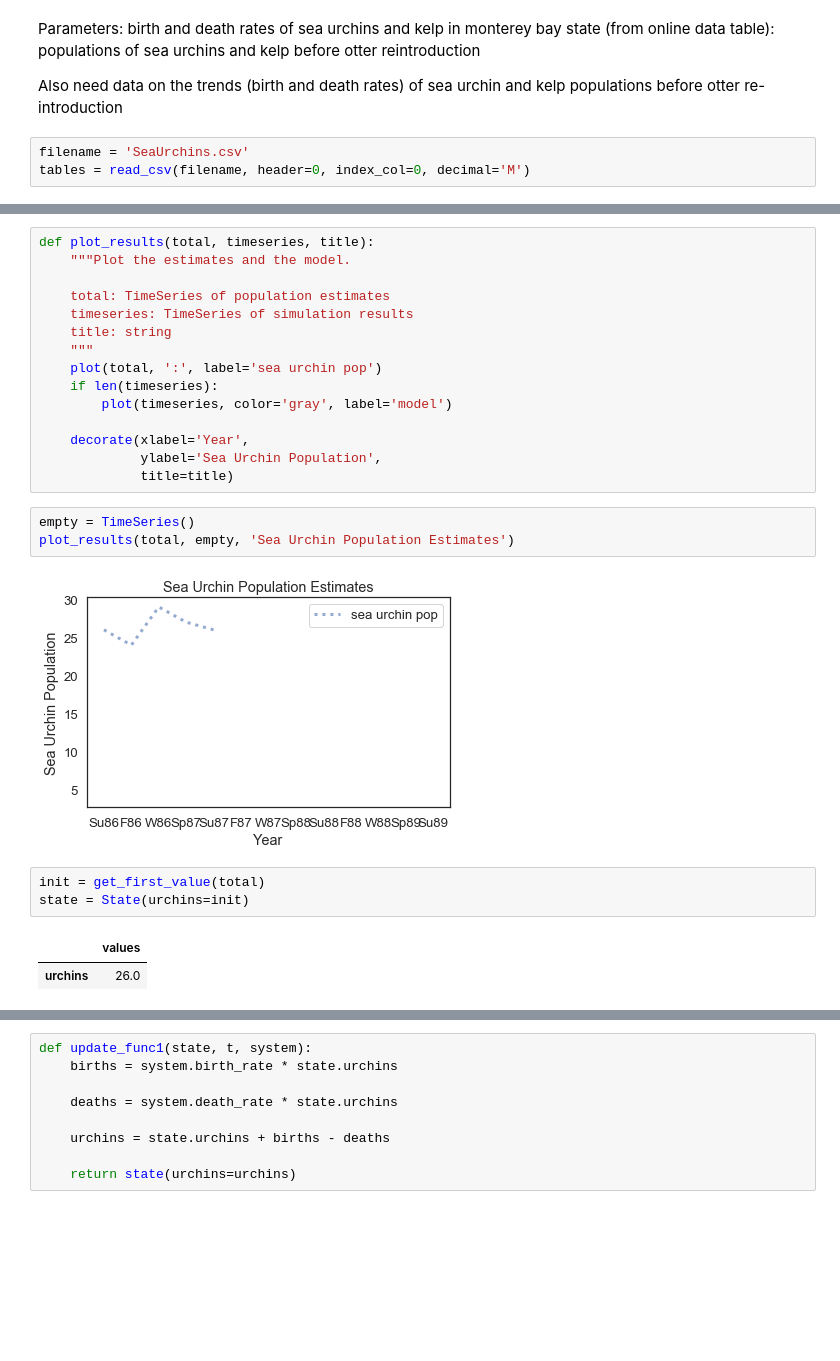
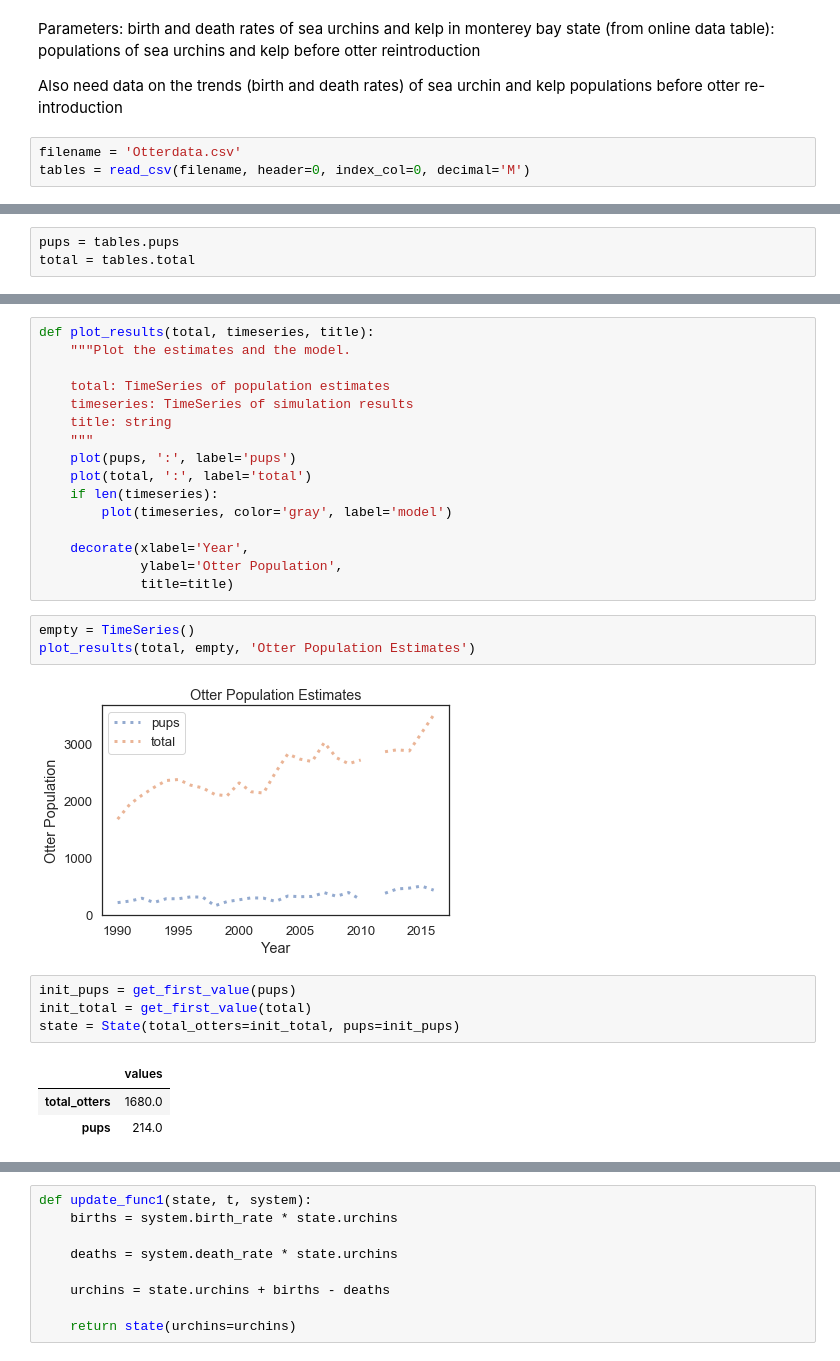
Before and after one commit to MellieZito/Project-1, a Jupyter notebook: code/otters.ipynb, the cells around one changed output, grey strips where cells are left out. Saved outputs shown, nothing was run; the diff lists cells and outputs as text; blank space fills up the shorter version.

```diff
--- a/code/otters.ipynb
+++ b/code/otters.ipynb
@@ -28,6 +28,6 @@ state (from online data table): populations of sea urchins and kelp before otter
 
 Also need data on the trends (birth and death rates) of sea urchin and kelp populations before otter re-introduction
 # %%
-filename = 'SeaUrchins.csv'
+filename = 'Otterdata.csv'
 tables = read_csv(filename, header=0, index_col=0, decimal='M')
 # %% [output]
@@ -71,0 +51,3 @@ Name: TOTAL, dtype: float64
+# %%
+pups = tables.pups
+total = tables.total
@@ -77,24 +77,27 @@ def plot_results(total, timeseries, title):
     timeseries: TimeSeries of simulation results
     title: string
     """
-    plot(total, ':', label='sea urchin pop')
+    plot(pups, ':', label='pups')
+    plot(total, ':', label='total')
     if len(timeseries):
         plot(timeseries, color='gray', label='model')
 
     decorate(xlabel='Year',
-             ylabel='Sea Urchin Population',
+             ylabel='Otter Population',
              title=title)
 # %%
 empty = TimeSeries()
-plot_results(total, empty, 'Sea Urchin Population Estimates')
+plot_results(total, empty, 'Otter Population Estimates')
 # %% [output]
-[figure, old version]
+[figure, new version]
-# %%
-init = get_first_value(total)
-state = State(urchins=init)
-# %% [output]
-|  | values |
-| urchins | 26.0 |
+# %%
+init_pups = get_first_value(pups)
+init_total = get_first_value(total)
+state = State(total_otters=init_total, pups=init_pups)
+# %% [output]
+|  | values |
+| total_otters | 1680.0 |
+| pups | 214.0 |
 # %%
 system = System(birth_rate = .05,
                 death_rate = .02,
```
Also changed, not shown: parts of 4 cells of this notebook.
